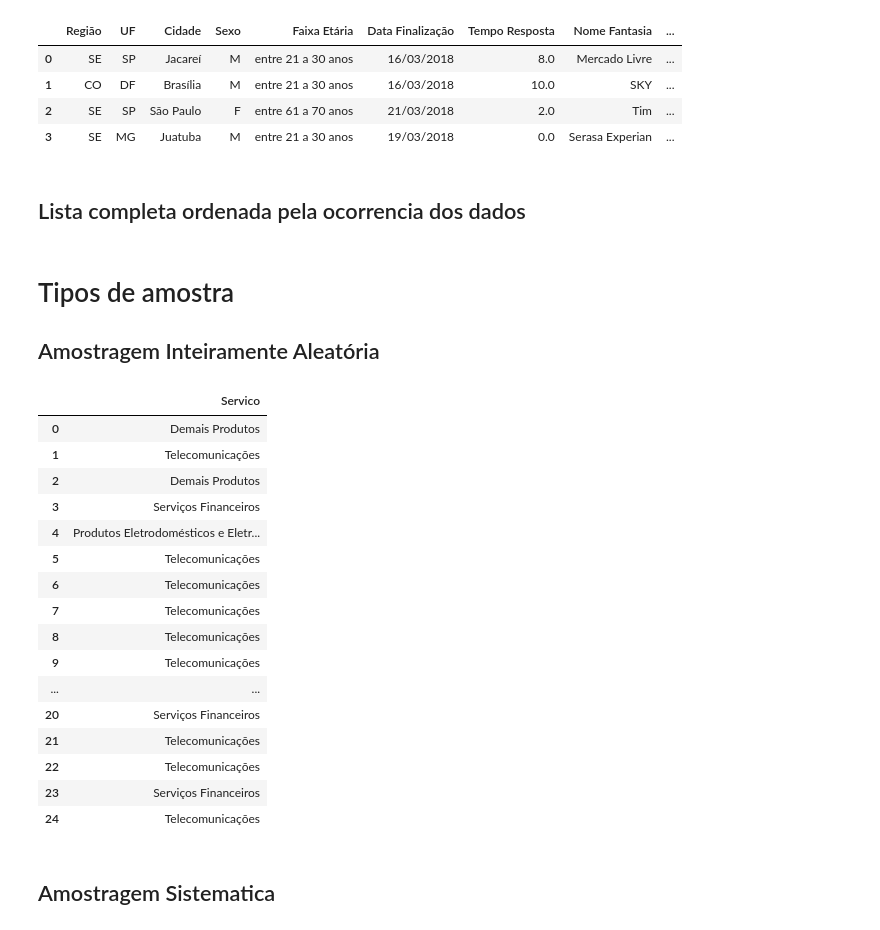
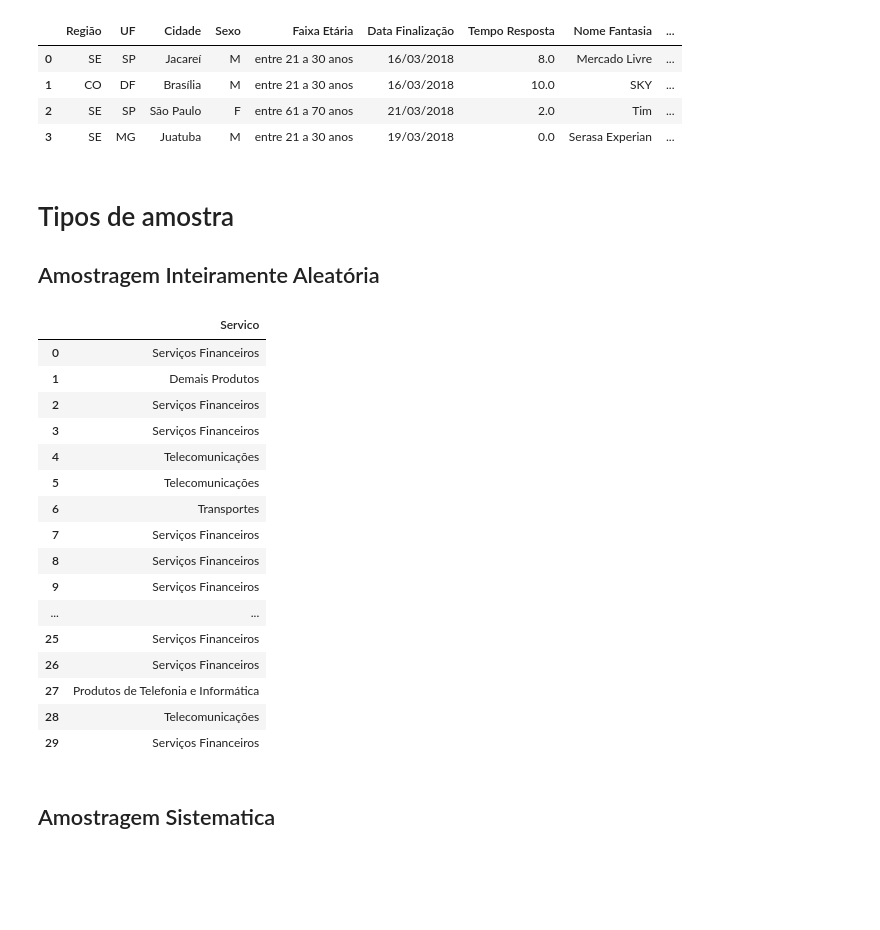
Before and after one commit to marcostark/estatistica-exploratoria, a Jupyter notebook: qualitativos.ipynb, the cells around one changed output. Cells and saved outputs as stored; diff of their text form; code cells hidden in the pictures; blank space fills up the shorter version.

```diff
--- a/qualitativos.ipynb
+++ b/qualitativos.ipynb
@@ -20,5 +22,3 @@ dataset.head(4)# Mostrar apenas a quantidade de linhas informadas (Quando inform
 | 1 | CO | DF | Brasília | M | entre 21 a 30 anos | 16/03/2018 | 10.0 | SKY | ... |
 | 2 | SE | SP | São Paulo | F | entre 61 a 70 anos | 21/03/2018 | 2.0 | Tim | ... |
 | 3 | SE | MG | Juatuba | M | entre 21 a 30 anos | 19/03/2018 | 0.0 | Serasa Experian | ... |
-# %% [markdown]
-## Lista completa ordenada pela ocorrencia dos dados
@@ -38,39 +29,41 @@ data = dataset[coluna]
 # %%
 import random
 
 aleatoria = []
-QUANTIDADE = 25 # Quantidade da amostra
+
+QUANTIDADE = 30 # Quantidade da amostra
+
 TAMANHO_LISTA = len(data)
 
 numeros_aleatorios = random.sample(range(1,TAMANHO_LISTA), QUANTIDADE)
 
 for i in numeros_aleatorios:
     aleatoria.append(data[i])
 
 #print(aleatoria)
 
 df = pd.DataFrame(aleatoria, columns=['Servico'])
-df.to_csv('dataset_gerados/tabela_servicos.csv')
+df.to_csv('dataset_gerados/tabela.csv')
 df
 #print(Counter(amostragem).most_common(len(amostragem))) # Retorna os termos mais frequentes
 # %% [output]
 |  | Servico |
-| 0 | Demais Produtos |
-| 1 | Telecomunicações |
-| 2 | Demais Produtos |
+| 0 | Serviços Financeiros |
+| 1 | Demais Produtos |
+| 2 | Serviços Financeiros |
 | 3 | Serviços Financeiros |
-| 4 | Produtos Eletrodomésticos e Eletr... |
+| 4 | Telecomunicações |
 | 5 | Telecomunicações |
-| 6 | Telecomunicações |
-| 7 | Telecomunicações |
-| 8 | Telecomunicações |
-| 9 | Telecomunicações |
+| 6 | Transportes |
+| 7 | Serviços Financeiros |
+| 8 | Serviços Financeiros |
+| 9 | Serviços Financeiros |
 | ... | ... |
-| 20 | Serviços Financeiros |
-| 21 | Telecomunicações |
-| 22 | Telecomunicações |
-| 23 | Serviços Financeiros |
-| 24 | Telecomunicações |
+| 25 | Serviços Financeiros |
+| 26 | Serviços Financeiros |
+| 27 | Produtos de Telefonia e Informática |
+| 28 | Telecomunicações |
+| 29 | Serviços Financeiros |
 # %% [markdown]
 ## Amostragem Sistematica
 # %%
```
Also changed, not shown: parts of 9 cells of this notebook, 18 other files.
